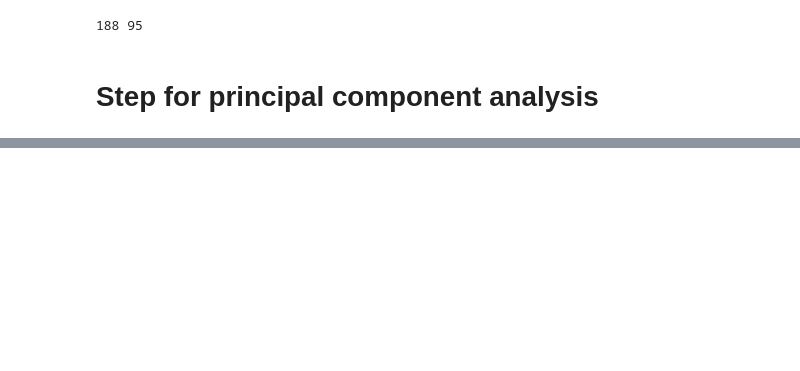
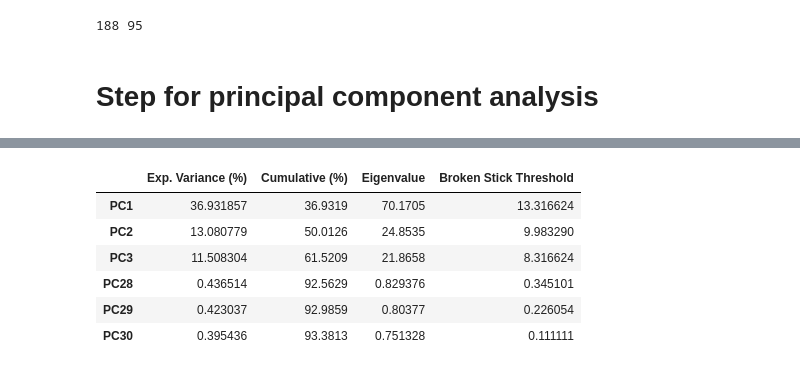
Before and after one commit to mforootan/NSS_Capstone_TN_land_use, a Jupyter notebook: cap_pca.ipynb, the cells around one changed output, grey strips where cells are left out. Cells and saved outputs as stored; diff of their text form; code cells hidden in the pictures; blank space fills up the shorter version.

```diff
--- a/cap_pca.ipynb
+++ b/cap_pca.ipynb
@@ -152,0 +131,12 @@ pca_features = pca.transform(scaler_df)
+# %%
+# This line filters significant according to broken stick method. (PCs 28-30 are probably neglible)
+
+vari[vari['Exp. Variance (%)'] > vari['Broken Stick Threshold']]
+# %% [output]
+|  | Exp. Variance (%) | Cumulative (%) | Eigenvalue | Broken Stick Threshold |
+| PC1 | 36.931857 | 36.9319 | 70.1705 | 13.316624 |
+| PC2 | 13.080779 | 50.0126 | 24.8535 | 9.983290 |
+| PC3 | 11.508304 | 61.5209 | 21.8658 | 8.316624 |
+| PC28 | 0.436514 | 92.5629 | 0.829376 | 0.345101 |
+| PC29 | 0.423037 | 92.9859 | 0.80377 | 0.226054 |
+| PC30 | 0.395436 | 93.3813 | 0.751328 | 0.111111 |
```
Also changed, not shown: parts of 18 cells of this notebook, 3 other files.
